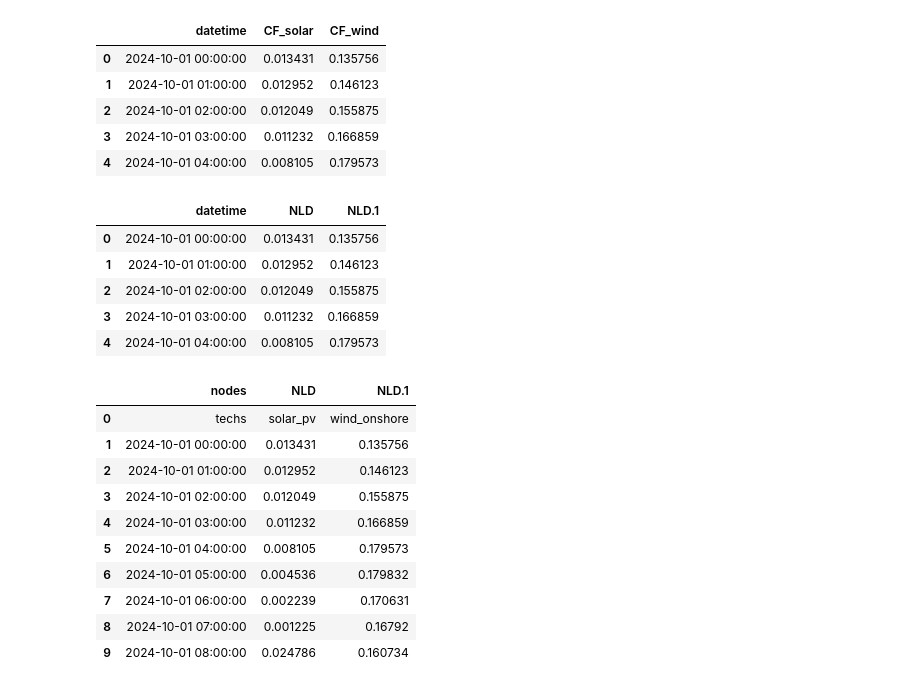
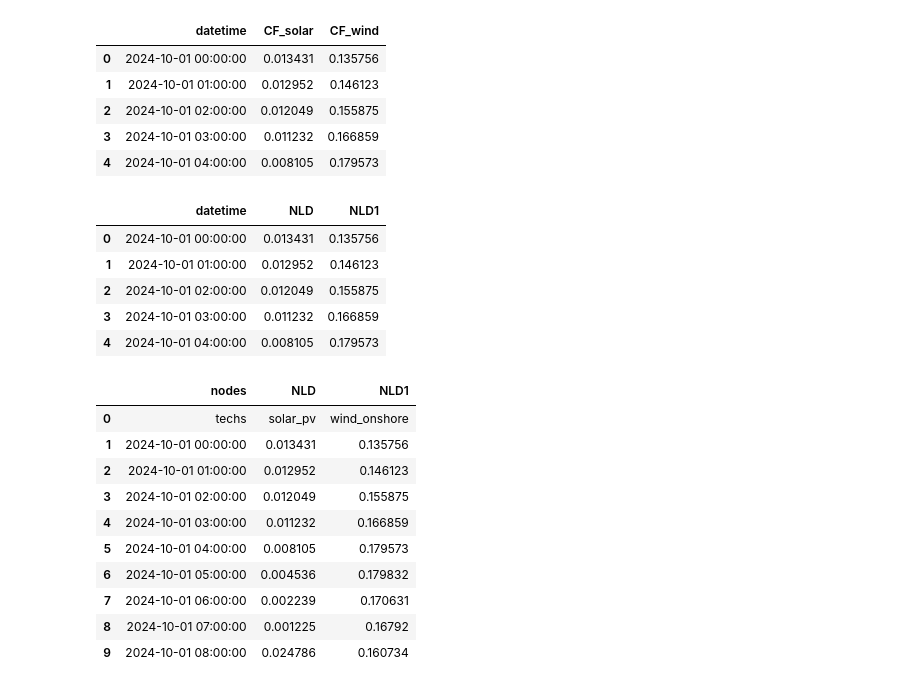
Before and after one commit to Yao10161016/electricity-market-dispatch-model-spain, a Jupyter notebook: calliope_model/model/input_data_tables/data_clean.ipynb, the cells around one changed output. Drawn from its saved outputs; the diff is of its cells as text; code cells hidden in the pictures.

```diff
--- a/calliope_model/model/input_data_tables/data_clean.ipynb
+++ b/calliope_model/model/input_data_tables/data_clean.ipynb
@@ -299,11 +305,14 @@ renewables_df_year.head()
 | 2 | 2024-10-01 02:00:00 | 0.012049 | 0.155875 |
 | 3 | 2024-10-01 03:00:00 | 0.011232 | 0.166859 |
 | 4 | 2024-10-01 04:00:00 | 0.008105 | 0.179573 |
+# %%
+# delete rows with same datetime, keep the first occurrence
+renewables_df_year = renewables_df_year.drop_duplicates(subset=["datetime"], keep="first")
 # %%
-renewables_df_year = renewables_df_year[["datetime", "CF_solar", "CF_wind"]].rename(columns={"CF_solar": "NLD", "CF_wind": "NLD.1"})
+renewables_df_year = renewables_df_year[["datetime", "CF_solar", "CF_wind"]].rename(columns={"CF_solar": "NLD", "CF_wind": "NLD1"})
 renewables_df_year.head()
 # %% [output]
-|  | datetime | NLD | NLD.1 |
+|  | datetime | NLD | NLD1 |
 | 0 | 2024-10-01 00:00:00 | 0.013431 | 0.135756 |
 | 1 | 2024-10-01 01:00:00 | 0.012952 | 0.146123 |
 | 2 | 2024-10-01 02:00:00 | 0.012049 | 0.155875 |
@@ -312,24 +321,22 @@ renewables_df_year.head()
 # %%
 # Format to match demand.csv
 # First header rows as in demand.csv
-header = pd.DataFrame({"nodes": ["techs"], "NLD": ["solar_pv"], "NLD.1": ["wind_onshore"]})
+header = pd.DataFrame({"nodes": ["techs"], "NLD": ["solar_pv"], "NLD1": ["wind_onshore"]})
 
 # Prepare final formatted time series
 ts = pd.DataFrame({
     "nodes": renewables_df_year["datetime"].dt.strftime("%Y-%m-%d %H:%M:%S"),
     "NLD": renewables_df_year["NLD"],
-    "NLD.1": renewables_df_year["NLD.1"]
+    "NLD1": renewables_df_year["NLD1"]
 })
 
 # Combine them together
 renewables_final_year = pd.concat([header, ts], ignore_index=True)
 
-# Save to new CSV
-renewables_final_year.to_csv("./renewables_year.csv", index=False)
 
 renewables_final_year.head(10)
 # %% [output]
-|  | nodes | NLD | NLD.1 |
+|  | nodes | NLD | NLD1 |
 | 0 | techs | solar_pv | wind_onshore |
 | 1 | 2024-10-01 00:00:00 | 0.013431 | 0.135756 |
 | 2 | 2024-10-01 01:00:00 | 0.012952 | 0.146123 |
```
Also changed, not shown: parts of 4 cells of this notebook, 44 other files.
